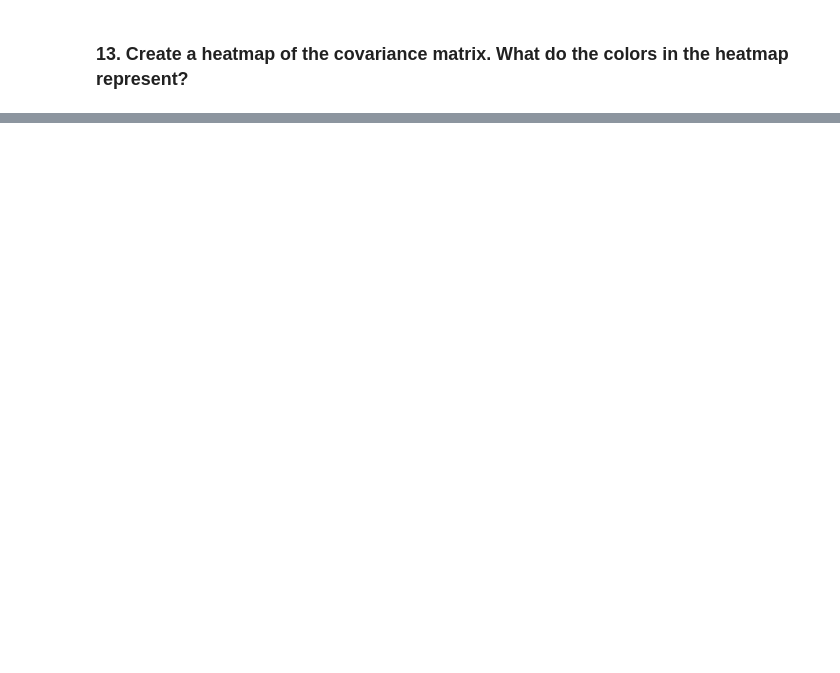
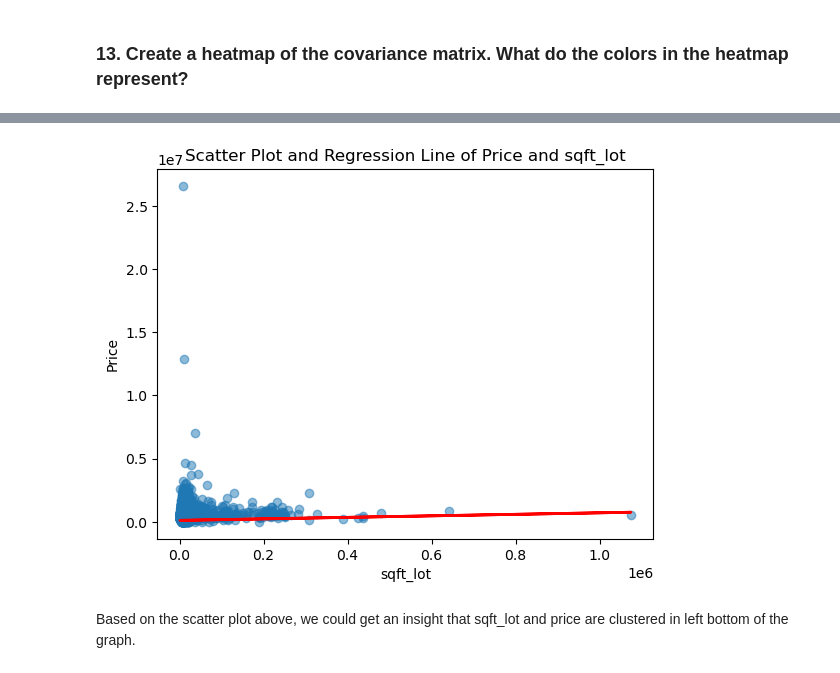
Before and after one commit to sgwlee96/SJSU, a Jupyter notebook: DATA220/Lab1/Lab1.ipynb, the cells around one changed output, grey strips where cells are left out. Cells and saved outputs as stored; diff of their text form; code cells hidden in the pictures; blank space fills up the shorter version.

```diff
--- a/DATA220/Lab1/Lab1.ipynb
+++ b/DATA220/Lab1/Lab1.ipynb
@@ -532,0 +643,3 @@ plt.show()
+# %%
+X = np.array(pricedf[['bedrooms', 'sqft_lot', 'floors', 'yr_built']])
+Y = np.array(pricedf['price'])
@@ -532,0 +677,3 @@ plt.show()
+# %%
+coeff_a = np.linalg.solve(X.T @ X, X.T @ Y)
+print(coeff_a)
@@ -532,0 +684,11 @@ plt.show()
+# %%
+plt.scatter(pricedf['sqft_lot'], pricedf['price'], alpha=0.5)
+plt.plot(pricedf['sqft_lot'], coeff_a[1] * pricedf['sqft_lot'] + coeff_a[0], color='red', linewidth=2)
+plt.xlabel('sqft_lot')
+plt.ylabel('Price')
+plt.title('Scatter Plot and Regression Line of Price and sqft_lot')
+plt.show()
+# %% [output]
+[figure, added]
+# %% [markdown]
+Based on the scatter plot above, we could get an insight that sqft_lot and price are clustered in left bottom of the graph.
```
Also changed, not shown: parts of 25 cells of this notebook, 26 other files.
